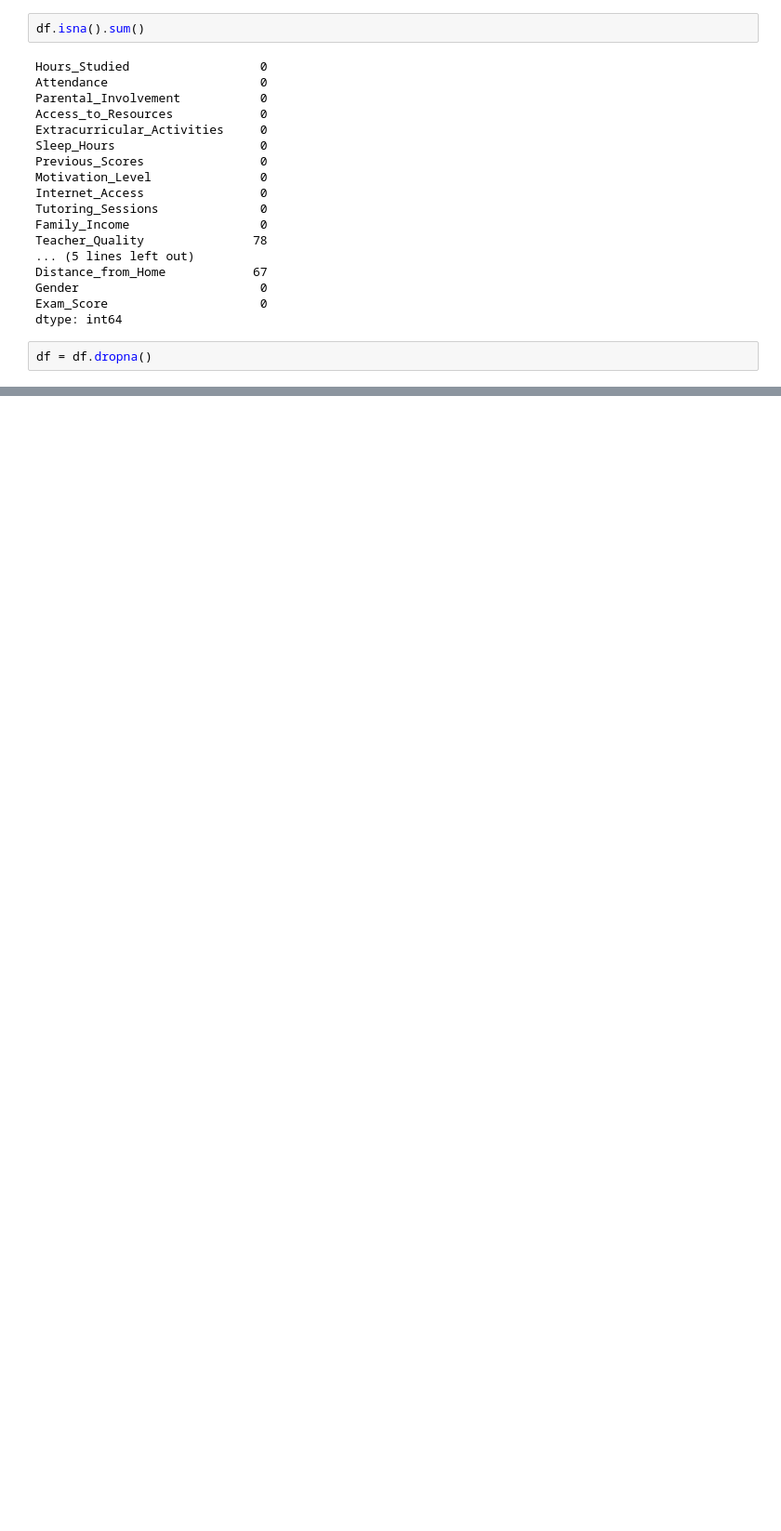
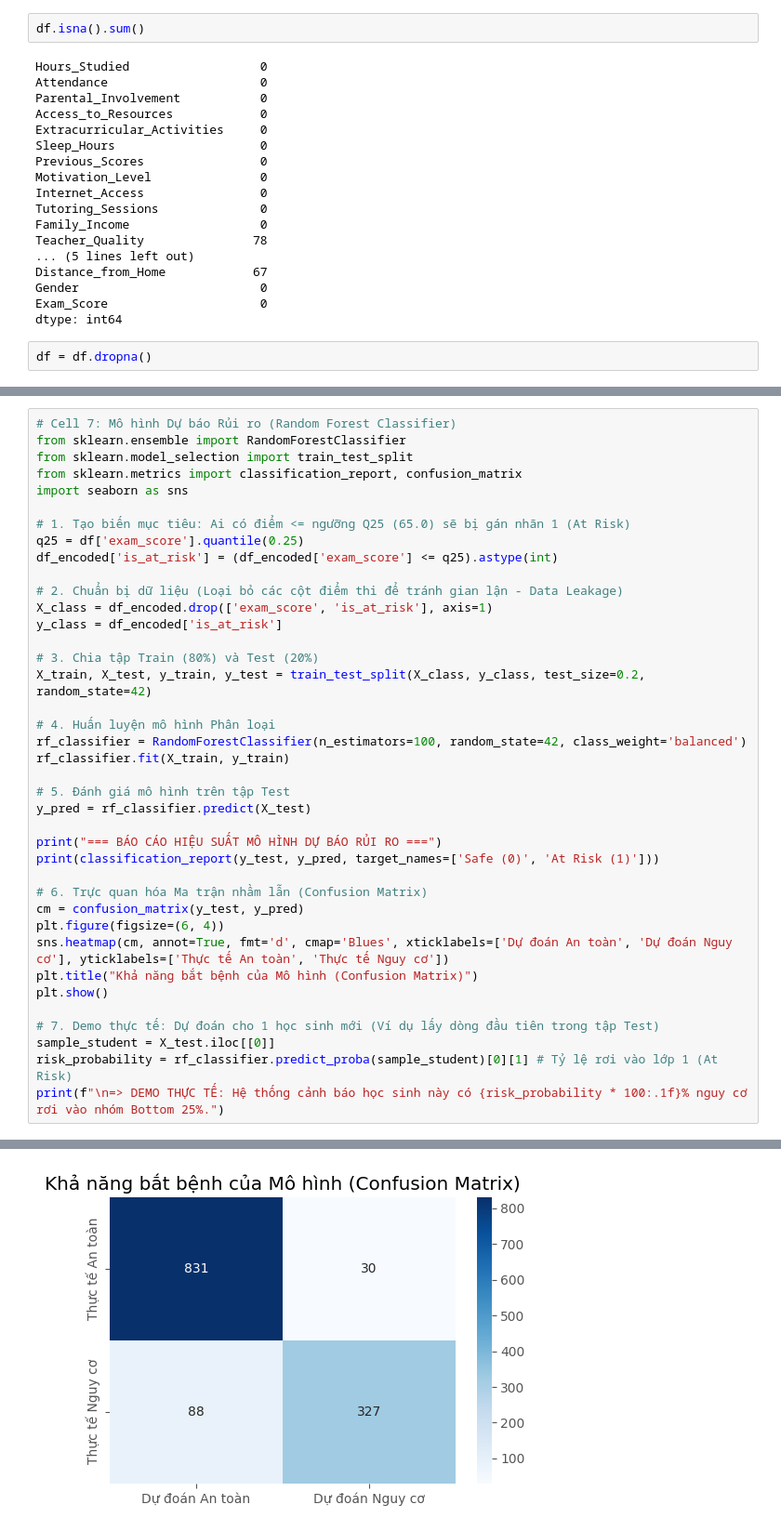
Before and after one commit to LineLuLan/student-dashboard, a Jupyter notebook: analysis/eda.ipynb, the cells around one changed output, grey strips where cells are left out. Shown at 93% size. Drawn from its saved outputs; the diff is of its cells as text; blank space fills up the shorter version.

```diff
--- a/analysis/eda.ipynb
+++ b/analysis/eda.ipynb
@@ -147,0 +397,40 @@ DONE EXPORT
+# %%
+# Cell 7: Mô hình Dự báo Rủi ro (Random Forest Classifier)
+from sklearn.ensemble import RandomForestClassifier
+from sklearn.model_selection import train_test_split
+from sklearn.metrics import classification_report, confusion_matrix
+import seaborn as sns
+
+# 1. Tạo biến mục tiêu: Ai có điểm <= ngưỡng Q25 (65.0) sẽ bị gán nhãn 1 (At Risk)
+q25 = df['exam_score'].quantile(0.25)
+df_encoded['is_at_risk'] = (df_encoded['exam_score'] <= q25).astype(int)
+
+# 2. Chuẩn bị dữ liệu (Loại bỏ các cột điểm thi để tránh gian lận - Data Leakage)
+X_class = df_encoded.drop(['exam_score', 'is_at_risk'], axis=1)
+y_class = df_encoded['is_at_risk']
+
+# 3. Chia tập Train (80%) và Test (20%)
+X_train, X_test, y_train, y_test = train_test_split(X_class, y_class, test_size=0.2, random_state=42)
+
+# 4. Huấn luyện mô hình Phân loại
+rf_classifier = RandomForestClassifier(n_estimators=100, random_state=42, class_weight='balanced')
+rf_classifier.fit(X_train, y_train)
+
+# 5. Đánh giá mô hình trên tập Test
+y_pred = rf_classifier.predict(X_test)
+
+print("=== BÁO CÁO HIỆU SUẤT MÔ HÌNH DỰ BÁO RỦI RO ===")
+print(classification_report(y_test, y_pred, target_names=['Safe (0)', 'At Risk (1)']))
+
+# 6. Trực quan hóa Ma trận nhầm lẫn (Confusion Matrix)
+cm = confusion_matrix(y_test, y_pred)
+plt.figure(figsize=(6, 4))
+sns.heatmap(cm, annot=True, fmt='d', cmap='Blues', xticklabels=['Dự đoán An toàn', 'Dự đoán Nguy cơ'], yticklabels=['Thực tế An toàn', 'Thực tế Nguy cơ'])
+plt.title("Khả năng bắt bệnh của Mô hình (Confusion Matrix)")
+plt.show()
+
+# 7. Demo thực tế: Dự đoán cho 1 học sinh mới (Ví dụ lấy dòng đầu tiên trong tập Test)
+sample_student = X_test.iloc[[0]]
+risk_probability = rf_classifier.predict_proba(sample_student)[0][1] # Tỷ lệ rơi vào lớp 1 (At Risk)
+print(f"\n=> DEMO THỰC TẾ: Hệ thống cảnh báo học sinh này có {risk_probability * 100:.1f}% nguy cơ rơi vào nhóm Bottom 25%.")
+# %% [output]
@@ -147,0 +446 @@ DONE EXPORT
+[figure, added]
```
Also changed, not shown: parts of 11 cells of this notebook, 9 other files.
